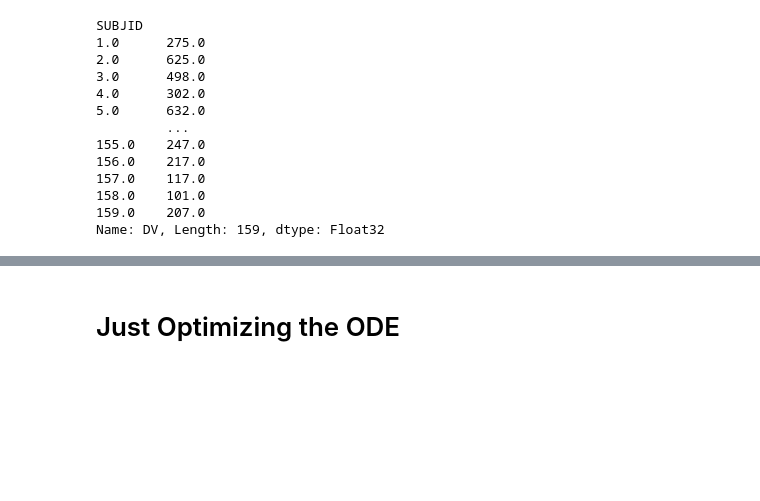
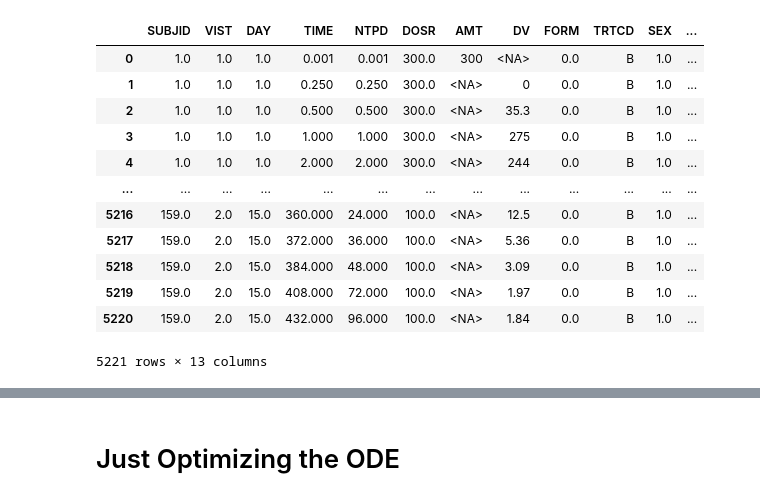
Before and after one commit to kelleyjbrady/NiceODE, a Jupyter notebook: t_0atDV_max_ode_solver_r.ipynb, the cells around one changed output, grey strips where cells are left out. Cells and saved outputs as stored; diff of their text form; code cells hidden in the pictures; blank space fills up the shorter version.

```diff
--- a/t_0atDV_max_ode_solver_r.ipynb
+++ b/t_0atDV_max_ode_solver_r.ipynb
@@ -11,6 +11,22 @@ from scipy.integrate import solve_ivp
 import numpy as np
 from tqdm import tqdm
 from utils import one_compartment_model, objective_function
+# %%
+df
+# %% [output]
+|  | SUBJID | VIST | DAY | TIME | NTPD | DOSR | AMT | DV | FORM | TRTCD | SEX | ... |
+| 0 | 1.0 | 1.0 | 1.0 | 0.001 | 0.001 | 300.0 | 300 | <NA> | 0.0 | B | 1.0 | ... |
+| 1 | 1.0 | 1.0 | 1.0 | 0.250 | 0.250 | 300.0 | <NA> | 0 | 0.0 | B | 1.0 | ... |
+| 2 | 1.0 | 1.0 | 1.0 | 0.500 | 0.500 | 300.0 | <NA> | 35.3 | 0.0 | B | 1.0 | ... |
+| 3 | 1.0 | 1.0 | 1.0 | 1.000 | 1.000 | 300.0 | <NA> | 275 | 0.0 | B | 1.0 | ... |
+| 4 | 1.0 | 1.0 | 1.0 | 2.000 | 2.000 | 300.0 | <NA> | 244 | 0.0 | B | 1.0 | ... |
+| ... | ... | ... | ... | ... | ... | ... | ... | ... | ... | ... | ... | ... |
+| 5216 | 159.0 | 2.0 | 15.0 | 360.000 | 24.000 | 100.0 | <NA> | 12.5 | 0.0 | B | 1.0 | ... |
+| 5217 | 159.0 | 2.0 | 15.0 | 372.000 | 36.000 | 100.0 | <NA> | 5.36 | 0.0 | B | 1.0 | ... |
+| 5218 | 159.0 | 2.0 | 15.0 | 384.000 | 48.000 | 100.0 | <NA> | 3.09 | 0.0 | B | 1.0 | ... |
+| 5219 | 159.0 | 2.0 | 15.0 | 408.000 | 72.000 | 100.0 | <NA> | 1.97 | 0.0 | B | 1.0 | ... |
+| 5220 | 159.0 | 2.0 | 15.0 | 432.000 | 96.000 | 100.0 | <NA> | 1.84 | 0.0 | B | 1.0 | ... |
+5221 rows × 13 columns
 # %%
 for c in df:
     df.loc[df[c] == '.', c] = pd.NA
@@ -41,22 +57,6 @@ work_df['DV_ln'] = np.log(work_df['DV'])
 # %%
 n_gt2_subs = work_df['SUBJID'].unique()[work_df['SUBJID'].value_counts() > 2]
 work_df = work_df.loc[work_df['SUBJID'].isin(n_gt2_subs), :]
-# %%
-work_df.groupby('SUBJID')['DV'].max()
-# %% [output]
-SUBJID
-1.0      275.0
-2.0      625.0
-3.0      498.0
-4.0      302.0
-5.0      632.0
-         ...
-155.0    247.0
-156.0    217.0
-157.0    117.0
-158.0    101.0
-159.0    207.0
-Name: DV, Length: 159, dtype: Float32
 # %%
 from nca import estimate_subject_slope_cv
 
```
Also changed, not shown: parts of 23 cells of this notebook, 1 other file.
